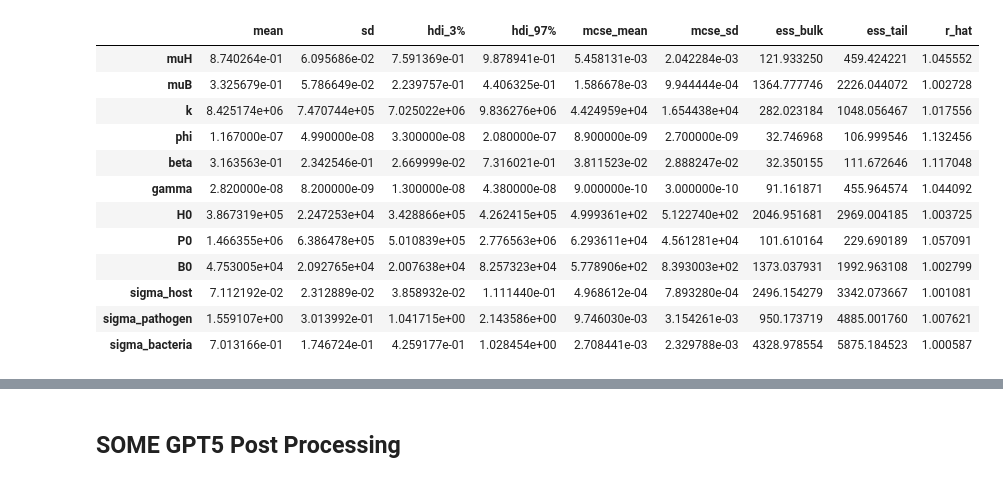
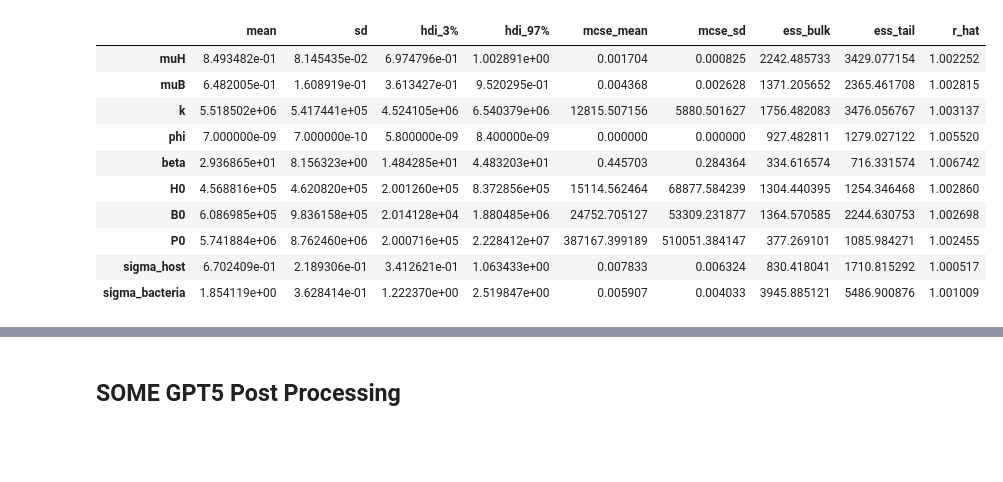
Before and after one commit to rtysonbeach/host_pathogen_modeling, a Jupyter notebook: logistic_host_pathogen.ipynb, the cells around one changed output, grey strips where cells are left out. Drawn from its saved outputs; the diff is of its cells as text; code cells hidden in the pictures; blank space fills up the shorter version.

```diff
--- a/logistic_host_pathogen.ipynb
+++ b/logistic_host_pathogen.ipynb
@@ -51,8 +48,8 @@ log_bacteria = np.log(np.array(bacteria) + 1e-9)
 # %%
 def ode_system(t, y, params):
     H = y[0]
-    P = y[1]
-    B = y[2]
+    B = y[1]
+    P = y[2]
 
     muH = params[0]
     muB = params[1]
@@ -63,7 +60,7 @@ def ode_system(t, y, params):
     dHdt = (muH * H * (1 - (H / k) )) - phi * H * P
     dPdt = beta * phi * H * P
     dBdt = muB * B
-    return [dHdt, dPdt, dBdt]
+    return [dHdt, dBdt, dPdt]
 # %%
 import pytensor.tensor as pt
 from pytensor.graph.op import Op
@@ -99,32 +96,20 @@ import pymc as pm
 ode_op = SolveIVPWrapper(time)
 
 with pm.Model() as model:
-    #muH = pm.Uniform("muH", lower=.5, upper=1)
-    muH = pm.Lognormal("muH", mu=np.log(0.85), sigma=.1)
-
+    muH = pm.Lognormal("muH", mu=np.log(0.73), sigma=.1)
     muB = pm.Uniform("muB", lower=0, upper=1)
-    #muB = pm.Lognormal("muB", mu=np.log(0.5), sigma=.1)
-
-    #k = pm.Uniform("k", lower=1e6, upper=2e7)
-    k = pm.Lognormal("k", mu=np.log(8.5e6), sigma=.1)
-
-    phi = pm.Uniform("phi", lower=0, upper=2.5e-7)
-    #phi = pm.Lognormal("phi", mu=np.log(7.1e-9), sigma=0.1)
-
+    k = pm.Lognormal("k", mu=np.log(5e6), sigma=.1)
+    phi = pm.Lognormal("phi", mu=np.log(7.1e-9), sigma=0.1)
     beta = pm.Uniform("beta", lower=0, upper=100)
-    #beta = pm.Lognormal("beta", mu=np.log(.2), sigma=0.1)
-
-    gamma = pm.Deterministic("gamma", phi * beta)
 
     H0 = pm.Uniform("H0", lower=2e5, upper=1e7)
-    P0 = pm.Uniform("P0", lower=2e5, upper=4e6)
     B0 = pm.Uniform("B0", lower=2e4, upper=1e7)
+    P0 = pm.Uniform("P0", lower=2e5, upper=6e7)
 
     sigma_host = pm.HalfNormal("sigma_host", sigma=1)
-    sigma_pathogen = pm.HalfNormal("sigma_pathogen", sigma=1)
     sigma_bacteria = pm.HalfNormal("sigma_bacteria", sigma=1)
 
-    ode_solution = ode_op(pt.stack([muH, muB, k, phi, beta, H0, P0, B0]))
+    ode_solution = ode_op(pt.stack([muH, muB, k, phi, beta, H0, B0, P0]))
 
     pm.Normal(
         "host_obs",
@@ -134,15 +119,8 @@ with pm.Model() as model:
     )
 
     pm.Normal(
-        "pathogen_obs",
+        "bacteria_obs",
         mu=pm.math.log(ode_solution[:, 1] + 1e-9),
-        sigma=sigma_pathogen,
-        observed=log_d7
-    )
-
-    pm.Normal(
-        "bacteria_obs",
-        mu=pm.math.log(ode_solution[:, 2] + 1e-9),
         sigma=sigma_bacteria,
         observed=log_bacteria
     )
@@ -176,28 +152,26 @@ The rhat statistic is larger than 1.01 for some parameters. This indicates probl
 The effective sample size per chain is smaller than 100 for some parameters.  A higher number is needed for reliable rhat and ess computation. See https://arxiv.org/abs/1903.08008 for details
 # %%
 import arviz as az
-
+import matplotlib.pyplot as plt
 az.summary(
     trace,
-    var_names=["muH", "muB", "k", "phi", "beta", "gamma", "H0", "P0", "B0",
-               "sigma_host", "sigma_pathogen", "sigma_bacteria"],
+    #var_names=["muH", "muB", "k", "phi", "beta", "gamma", "H0", "P0", "B0",
+               #"sigma_host", "sigma_pathogen", "sigma_bacteria"],
     round_to=10
 )
 
 # Take note of ess_bulk and r_hat values
 # %% [output]
 |  | mean | sd | hdi_3% | hdi_97% | mcse_mean | mcse_sd | ess_bulk | ess_tail | r_hat |
-| muH | 8.740264e-01 | 6.095686e-02 | 7.591369e-01 | 9.878941e-01 | 5.458131e-03 | 2.042284e-03 | 121.933250 | 459.424221 | 1.045552 |
-| muB | 3.325679e-01 | 5.786649e-02 | 2.239757e-01 | 4.406325e-01 | 1.586678e-03 | 9.944444e-04 | 1364.777746 | 2226.044072 | 1.002728 |
-| k | 8.425174e+06 | 7.470744e+05 | 7.025022e+06 | 9.836276e+06 | 4.424959e+04 | 1.654438e+04 | 282.023184 | 1048.056467 | 1.017556 |
-| phi | 1.167000e-07 | 4.990000e-08 | 3.300000e-08 | 2.080000e-07 | 8.900000e-09 | 2.700000e-09 | 32.746968 | 106.999546 | 1.132456 |
-| beta | 3.163563e-01 | 2.342546e-01 | 2.669999e-02 | 7.316021e-01 | 3.811523e-02 | 2.888247e-02 | 32.350155 | 111.672646 | 1.117048 |
-| gamma | 2.820000e-08 | 8.200000e-09 | 1.300000e-08 | 4.380000e-08 | 9.000000e-10 | 3.000000e-10 | 91.161871 | 455.964574 | 1.044092 |
-| H0 | 3.867319e+05 | 2.247253e+04 | 3.428866e+05 | 4.262415e+05 | 4.999361e+02 | 5.122740e+02 | 2046.951681 | 2969.004185 | 1.003725 |
-| P0 | 1.466355e+06 | 6.386478e+05 | 5.010839e+05 | 2.776563e+06 | 6.293611e+04 | 4.561281e+04 | 101.610164 | 229.690189 | 1.057091 |
-| B0 | 4.753005e+04 | 2.092765e+04 | 2.007638e+04 | 8.257323e+04 | 5.778906e+02 | 8.393003e+02 | 1373.037931 | 1992.963108 | 1.002799 |
-| sigma_host | 7.112192e-02 | 2.312889e-02 | 3.858932e-02 | 1.111440e-01 | 4.968612e-04 | 7.893280e-04 | 2496.154279 | 3342.073667 | 1.001081 |
-| sigma_pathogen | 1.559107e+00 | 3.013992e-01 | 1.041715e+00 | 2.143586e+00 | 9.746030e-03 | 3.154261e-03 | 950.173719 | 4885.001760 | 1.007621 |
-| sigma_bacteria | 7.013166e-01 | 1.746724e-01 | 4.259177e-01 | 1.028454e+00 | 2.708441e-03 | 2.329788e-03 | 4328.978554 | 5875.184523 | 1.000587 |
+| muH | 8.493482e-01 | 8.145435e-02 | 6.974796e-01 | 1.002891e+00 | 0.001704 | 0.000825 | 2242.485733 | 3429.077154 | 1.002252 |
+| muB | 6.482005e-01 | 1.608919e-01 | 3.613427e-01 | 9.520295e-01 | 0.004368 | 0.002628 | 1371.205652 | 2365.461708 | 1.002815 |
+| k | 5.518502e+06 | 5.417441e+05 | 4.524105e+06 | 6.540379e+06 | 12815.507156 | 5880.501627 | 1756.482083 | 3476.056767 | 1.003137 |
+| phi | 7.000000e-09 | 7.000000e-10 | 5.800000e-09 | 8.400000e-09 | 0.000000 | 0.000000 | 927.482811 | 1279.027122 | 1.005520 |
+| beta | 2.936865e+01 | 8.156323e+00 | 1.484285e+01 | 4.483203e+01 | 0.445703 | 0.284364 | 334.616574 | 716.331574 | 1.006742 |
+| H0 | 4.568816e+05 | 4.620820e+05 | 2.001260e+05 | 8.372856e+05 | 15114.562464 | 68877.584239 | 1304.440395 | 1254.346468 | 1.002860 |
+| B0 | 6.086985e+05 | 9.836158e+05 | 2.014128e+04 | 1.880485e+06 | 24752.705127 | 53309.231877 | 1364.570585 | 2244.630753 | 1.002698 |
+| P0 | 5.741884e+06 | 8.762460e+06 | 2.000716e+05 | 2.228412e+07 | 387167.399189 | 510051.384147 | 377.269101 | 1085.984271 | 1.002455 |
+| sigma_host | 6.702409e-01 | 2.189306e-01 | 3.412621e-01 | 1.063433e+00 | 0.007833 | 0.006324 | 830.418041 | 1710.815292 | 1.000517 |
+| sigma_bacteria | 1.854119e+00 | 3.628414e-01 | 1.222370e+00 | 2.519847e+00 | 0.005907 | 0.004033 | 3945.885121 | 5486.900876 | 1.001009 |
 # %%
 az.plot_trace(trace,
```
Also changed, not shown: parts of 9 cells of this notebook, 23 other files.
